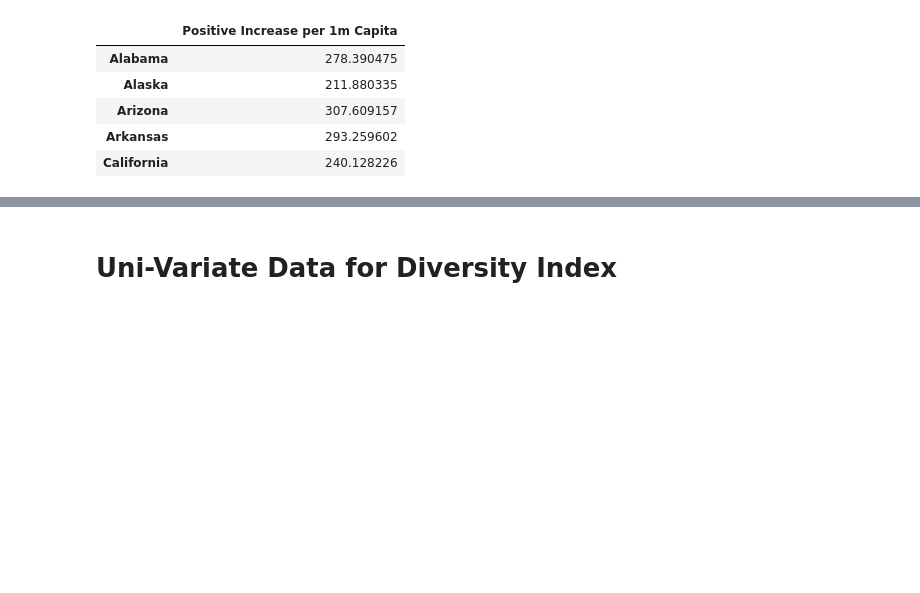
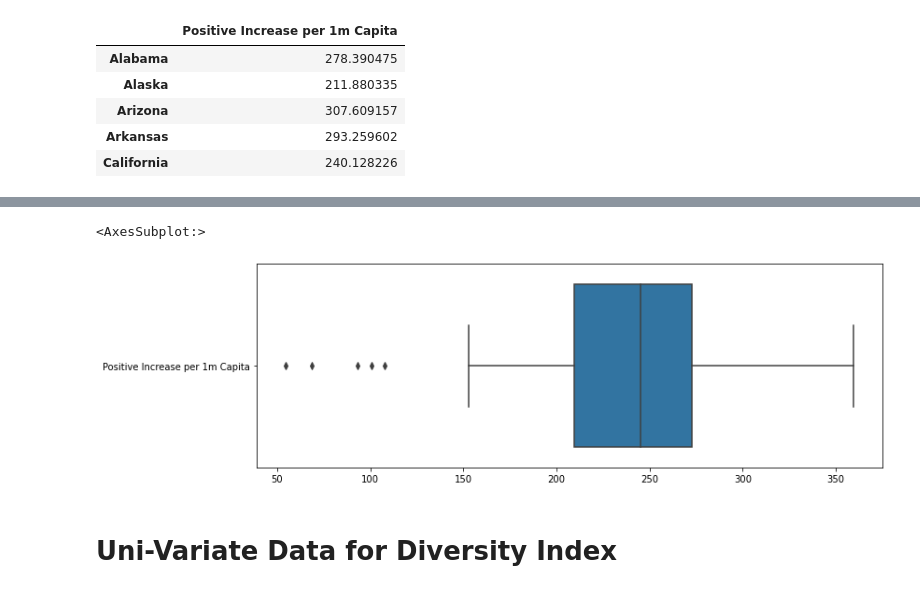
Before and after one commit to odinghosh/CE1115_project, a Jupyter notebook: CE1115_Project_060421_Main.ipynb, the cells around one changed output, grey strips where cells are left out. Cells and saved outputs as stored; diff of their text form; code cells hidden in the pictures; blank space fills up the shorter version.

```diff
--- a/CE1115_Project_060421_Main.ipynb
+++ b/CE1115_Project_060421_Main.ipynb
@@ -244,3 +273,9 @@ state_data.plot.barh(figsize=(20,40), fontsize=16, xlabel='States')
+# %%
+f = plt.figure(figsize=(12, 4))
+sb.boxplot(data = state_data, orient = "h")
+# %% [output]
+<AxesSubplot:>
+[figure, added]
 # %% [markdown]
 # Uni-Variate Data for Diversity Index
 # %%
```
Also changed, not shown: parts of 26 cells of this notebook.
